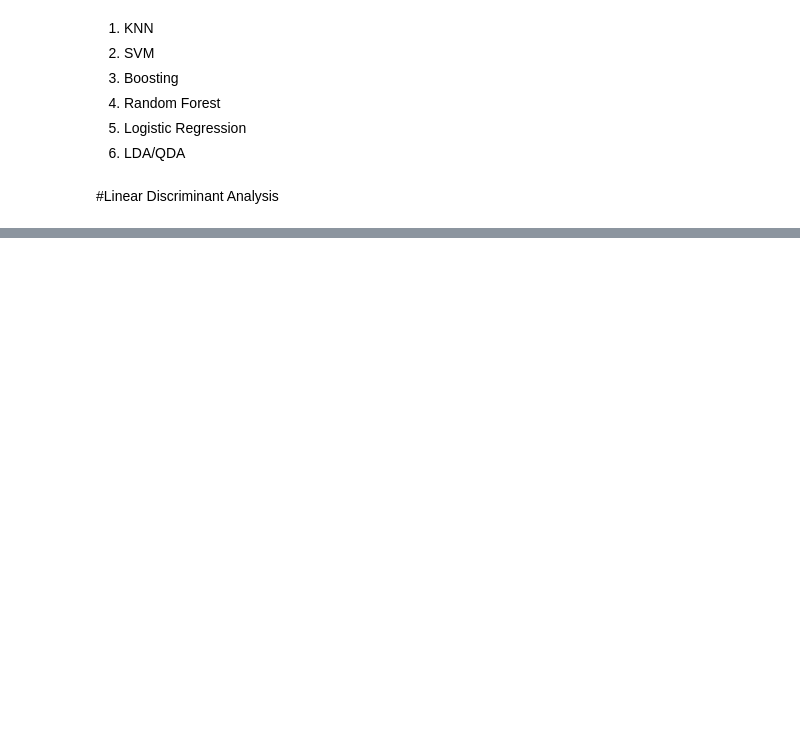
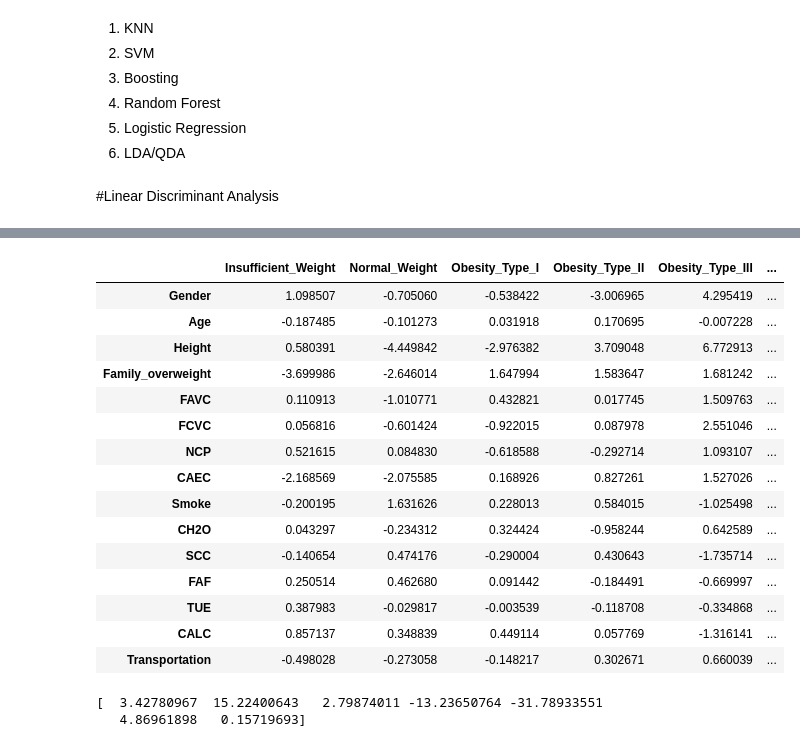
Before and after one commit to corentin-pujol/Obesity-types-prediction, a Jupyter notebook: Obesity_levels_prediction.ipynb, the cells around one changed output, grey strips where cells are left out. Saved outputs shown, nothing was run; the diff lists cells and outputs as text; code cells hidden in the pictures; blank space fills up the shorter version.

```diff
--- a/Obesity_levels_prediction.ipynb
+++ b/Obesity_levels_prediction.ipynb
@@ -247,0 +271,25 @@ array([0, 0, 0, ..., 1, 1, 1])
+# %%
+coef_fonctions_de_classement = pd.DataFrame(model.coef_.transpose(), index=df.columns[:-1], columns=model.classes_)
+coef_fonctions_de_classement
+# %% [output]
+|  | Insufficient_Weight | Normal_Weight | Obesity_Type_I | Obesity_Type_II | Obesity_Type_III | ... |
+| Gender | 1.098507 | -0.705060 | -0.538422 | -3.006965 | 4.295419 | ... |
+| Age | -0.187485 | -0.101273 | 0.031918 | 0.170695 | -0.007228 | ... |
+| Height | 0.580391 | -4.449842 | -2.976382 | 3.709048 | 6.772913 | ... |
+| Family_overweight | -3.699986 | -2.646014 | 1.647994 | 1.583647 | 1.681242 | ... |
+| FAVC | 0.110913 | -1.010771 | 0.432821 | 0.017745 | 1.509763 | ... |
+| FCVC | 0.056816 | -0.601424 | -0.922015 | 0.087978 | 2.551046 | ... |
+| NCP | 0.521615 | 0.084830 | -0.618588 | -0.292714 | 1.093107 | ... |
+| CAEC | -2.168569 | -2.075585 | 0.168926 | 0.827261 | 1.527026 | ... |
+| Smoke | -0.200195 | 1.631626 | 0.228013 | 0.584015 | -1.025498 | ... |
+| CH2O | 0.043297 | -0.234312 | 0.324424 | -0.958244 | 0.642589 | ... |
+| SCC | -0.140654 | 0.474176 | -0.290004 | 0.430643 | -1.735714 | ... |
+| FAF | 0.250514 | 0.462680 | 0.091442 | -0.184491 | -0.669997 | ... |
+| TUE | 0.387983 | -0.029817 | -0.003539 | -0.118708 | -0.334868 | ... |
+| CALC | 0.857137 | 0.348839 | 0.449114 | 0.057769 | -1.316141 | ... |
+| Transportation | -0.498028 | -0.273058 | -0.148217 | 0.302671 | 0.660039 | ... |
+# %%
+print(model.intercept_) #constantes des fonctions de classement
+# %% [output]
+[  3.42780967  15.22400643   2.79874011 -13.23650764 -31.78933551
+   4.86961898   0.15719693]
```
Also changed, not shown: parts of 21 cells of this notebook.
